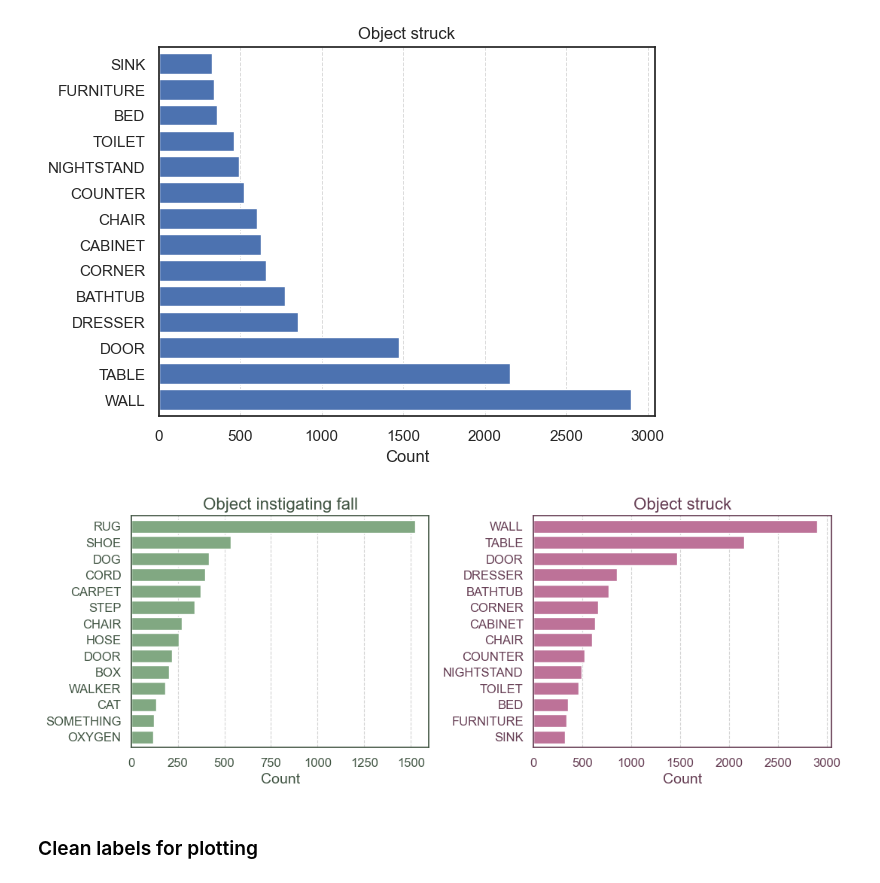
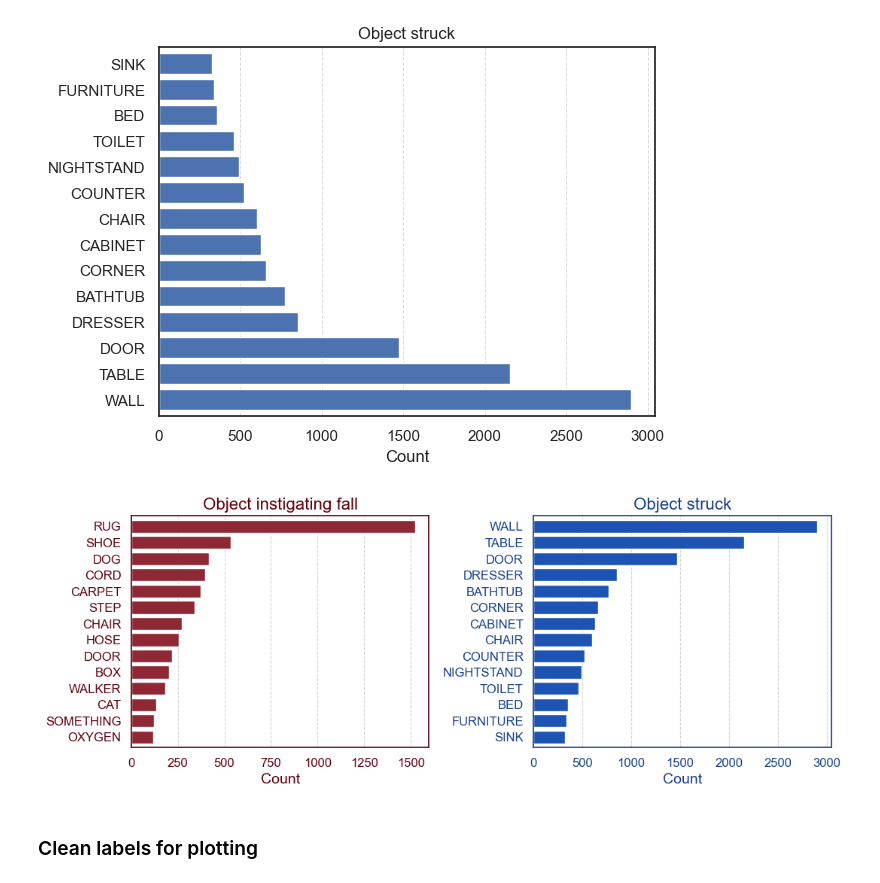
Before and after one commit to wendysphillips/Falling_analysis, a Jupyter notebook: WendyPhillipsFallingEntry/fall_model_building_WP.ipynb, the cells around one changed output. Saved outputs shown, nothing was run; the diff lists cells and outputs as text; code cells hidden in the pictures.

```diff
--- a/WendyPhillipsFallingEntry/fall_model_building_WP.ipynb
+++ b/WendyPhillipsFallingEntry/fall_model_building_WP.ipynb
@@ -907,39 +902,40 @@ plt.savefig("Object_struck.pdf", format="pdf", pad_inches = 0.5, bbox_inches = '
 # %% [output]
 [figure]
 # %%
-c1 = "#81a882"
-c2 = "#415543"
-c3 = "#bd7298"
-c4 = "#653d53"
+c1 = "#8F2835"
+c2 = "#61000D"
+c3 = "#1D54B3"
+c4 = "#16408A"
+
 
 fig, (ax1, ax2) = plt.subplots(1, 2, figsize=(12,4))
 # fig.suptitle('Falls involving objects', size=20, y=1.02)
 OBJ_plot_subset.plot.barh(width = 0.8, ax = ax1, color = c1)
 SO_plot_subset.plot.barh(width = 0.8, ax = ax2, color = c3)
 ax1.legend().set_visible(False)
 ax2.legend().set_visible(False)
 ax1.set_ylabel('')
 ax2.set_ylabel('')
 ax1.tick_params(labelsize=12)
 ax2.tick_params(labelsize=12)
 ax1.set_title("Object instigating fall", fontsize = 16, color = c2)
 ax2.set_title("Object struck", fontsize = 16, color = c4)
 ax1.set_xlabel('Count', fontsize = 14, color = c2)
 ax2.set_xlabel('Count', fontsize = 14, color = c4)
 ax1.grid(True, which='both', axis='x', linestyle='--', linewidth=0.8, color='lightgray')
 ax2.grid(True, which='both', axis='x', linestyle='--', linewidth=0.8, color='lightgray')
 ax1.tick_params(axis='y', labelcolor=c2)
 ax2.tick_params(axis='y', labelcolor=c4)
 ax1.tick_params(axis='x', labelcolor=c2)
 ax2.tick_params(axis='x', labelcolor=c4)
 for spine in ['left', 'right', 'top', 'bottom']:
     ax1.spines[spine].set_edgecolor(c2)
     ax2.spines[spine].set_edgecolor(c4)
 
 plt.subplots_adjust(wspace=0.35)  #
 plt.savefig("Objects_associated_with_falls.pdf", format="pdf", pad_inches = 0.25, bbox_inches = 'tight')
 # %% [output]
-[figure, old version]
+[figure, new version]
 # %% [markdown]
 ### Clean labels for plotting
 # %%
```
Also changed, not shown: parts of 11 cells of this notebook, 6 other files.
